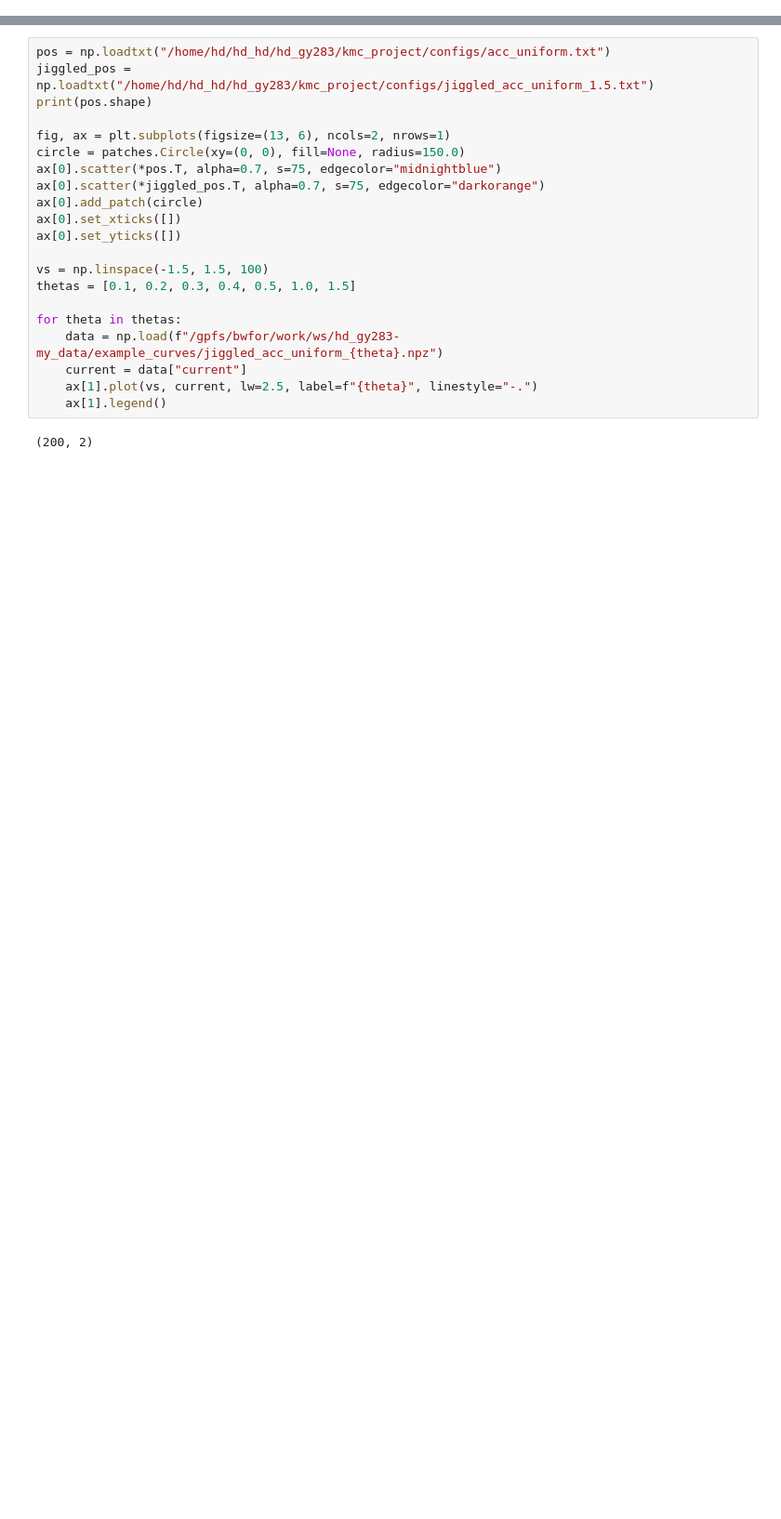
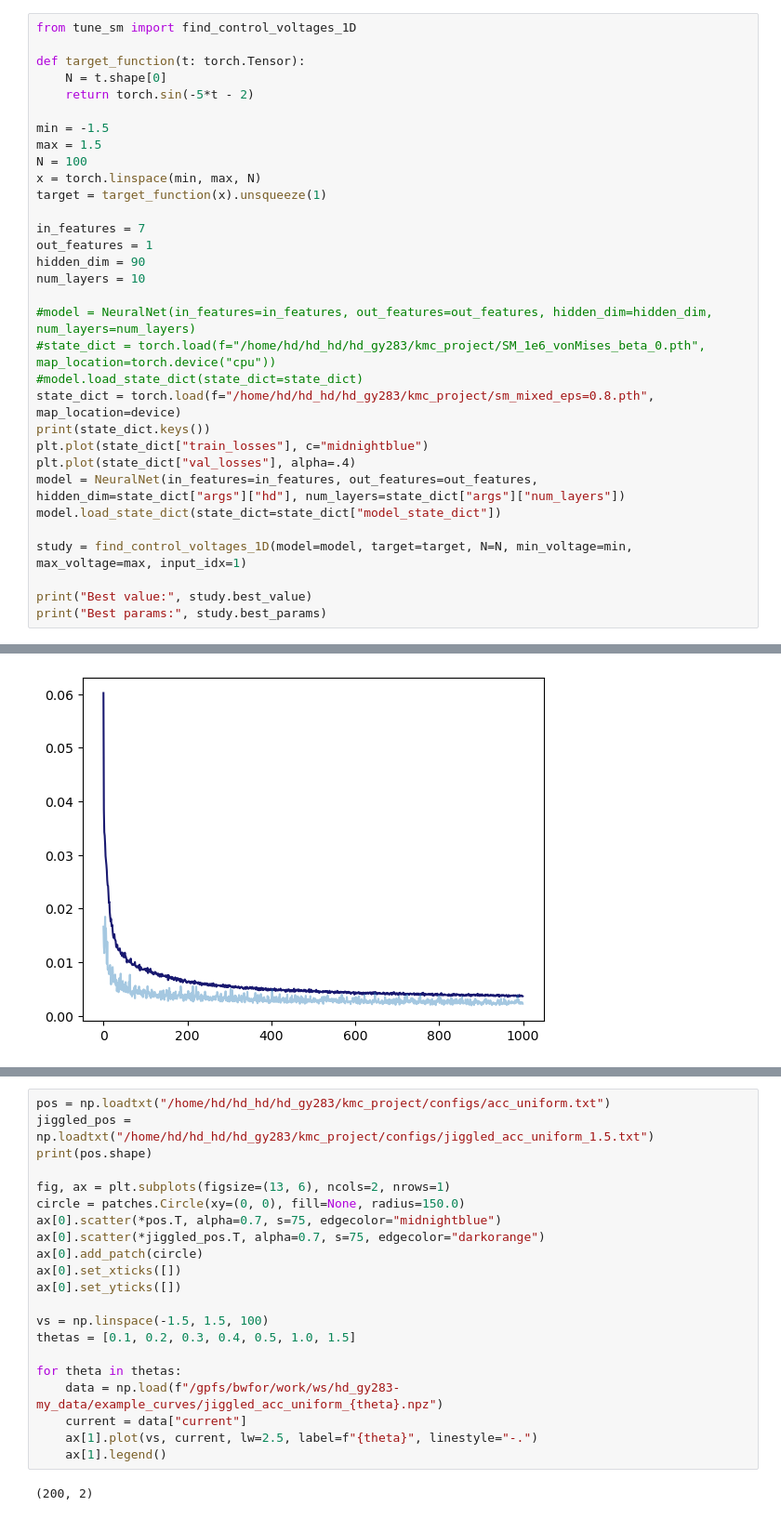
Before and after one commit to jwass1997/kmc_project, a Jupyter notebook: scripts/python_scripts/test_stuff.ipynb, the cells around one changed output, grey strips where cells are left out. Shown at 93% size. Drawn from its saved outputs; the diff is of its cells as text; blank space fills up the shorter version.

```diff
--- a/scripts/python_scripts/test_stuff.ipynb
+++ b/scripts/python_scripts/test_stuff.ipynb
@@ -15,0 +115,33 @@ print(torch.__version__)
+# %%
+from tune_sm import find_control_voltages_1D
+
+def target_function(t: torch.Tensor):
+    N = t.shape[0]
+    return torch.sin(-5*t - 2)
+
+min = -1.5
+max = 1.5
+N = 100
+x = torch.linspace(min, max, N)
+target = target_function(x).unsqueeze(1)
+
+in_features = 7
+out_features = 1
+hidden_dim = 90
+num_layers = 10
+
+#model = NeuralNet(in_features=in_features, out_features=out_features, hidden_dim=hidden_dim, num_layers=num_layers)
+#state_dict = torch.load(f="/home/hd/hd_hd/hd_gy283/kmc_project/SM_1e6_vonMises_beta_0.pth", map_location=torch.device("cpu"))
+#model.load_state_dict(state_dict=state_dict)
+state_dict = torch.load(f="/home/hd/hd_hd/hd_gy283/kmc_project/sm_mixed_eps=0.8.pth", map_location=device)
+print(state_dict.keys())
+plt.plot(state_dict["train_losses"], c="midnightblue")
+plt.plot(state_dict["val_losses"], alpha=.4)
+model = NeuralNet(in_features=in_features, out_features=out_features, hidden_dim=state_dict["args"]["hd"], num_layers=state_dict["args"]["num_layers"])
+model.load_state_dict(state_dict=state_dict["model_state_dict"])
+
+study = find_control_voltages_1D(model=model, target=target, N=N, min_voltage=min, max_voltage=max, input_idx=1)
+
+print("Best value:", study.best_value)
+print("Best params:", study.best_params)
+# %% [output]
@@ -15,0 +161 @@ print(torch.__version__)
+[figure, added]
```
Also changed, not shown: parts of 6 cells of this notebook, 13 other files.
